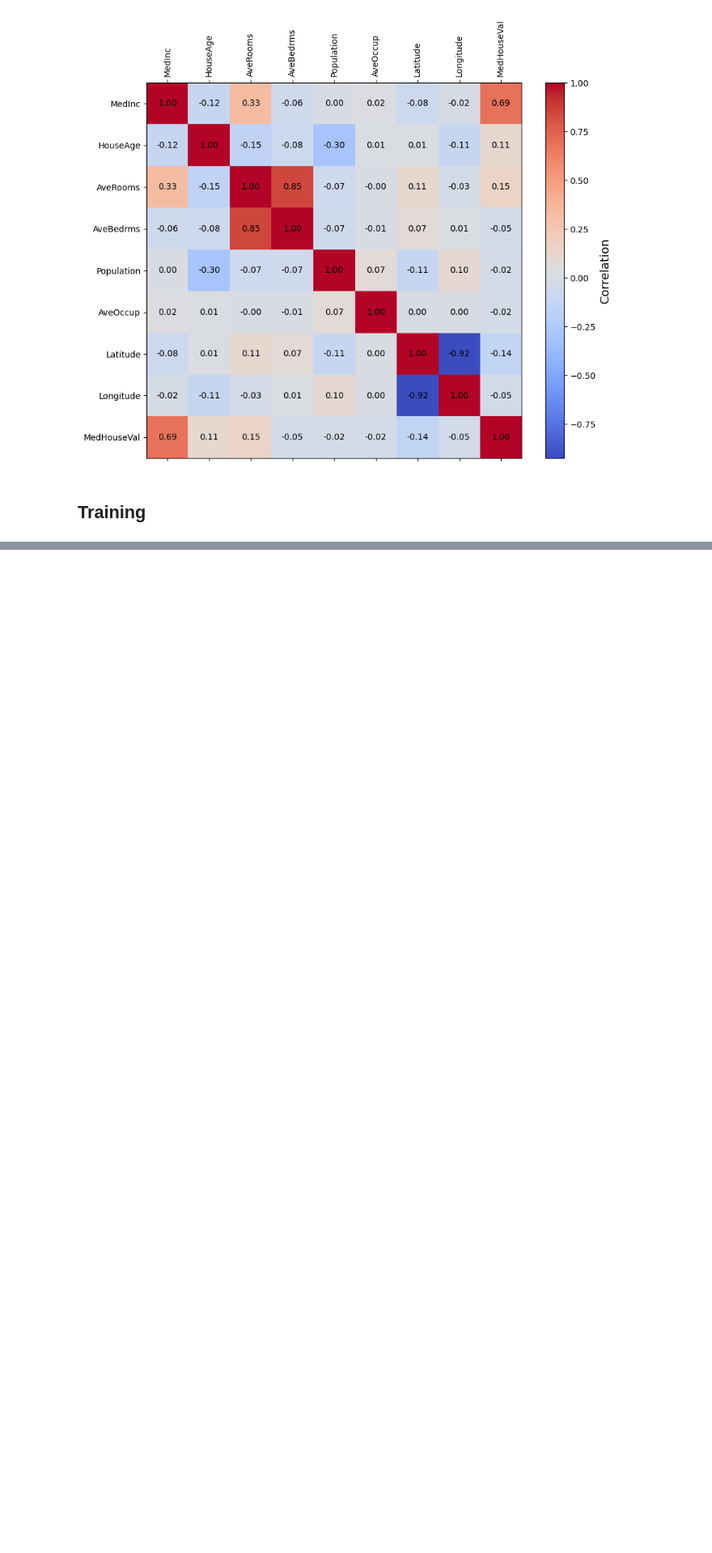
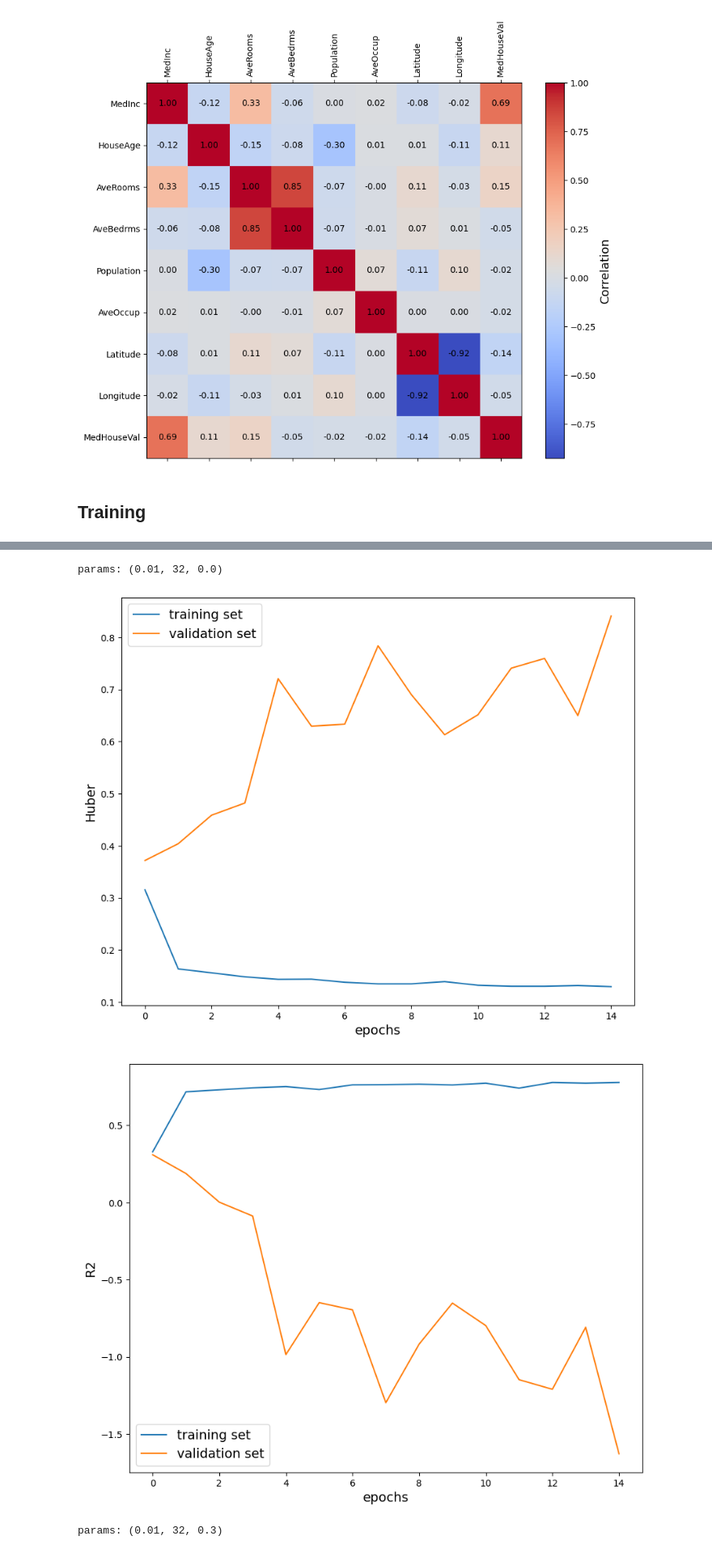
Before and after one commit to AJG91/build-mlp, a Jupyter notebook: notebooks/build_mlp.ipynb, the cells around one changed output, grey strips where cells are left out. Shown at 81% size. Saved outputs shown, nothing was run; the diff lists cells and outputs as text; code cells hidden in the pictures; blank space fills up the shorter version.

Commit message:
Added varying hyperparameters functionality.

```diff
--- a/notebooks/build_mlp.ipynb
+++ b/notebooks/build_mlp.ipynb
@@ -81,0 +79,12 @@ plot_t_sne(train, cfg.fig_path, cfg.dpi, cfg.dataset, n_components=2, iter_size=
+# %%
+vary_lr = [0.01, 0.001, 0.0001]
+vary_hidden_dim = [32, 64, 128]
+vary_dropout = [0.0, 0.3, 0.6]
+
+prms_product = list(product(vary_lr, vary_hidden_dim, vary_dropout))
+test_metrics_vary = search_hyperparameters(prms_product, cfg, folder, json_manager, device, plot=True)
+# %% [output]
+params: (0.01, 32, 0.0)
+[figure, added]
+[figure, added]
+params: (0.01, 32, 0.3)
```
Also changed, not shown: parts of 6 cells of this notebook.
